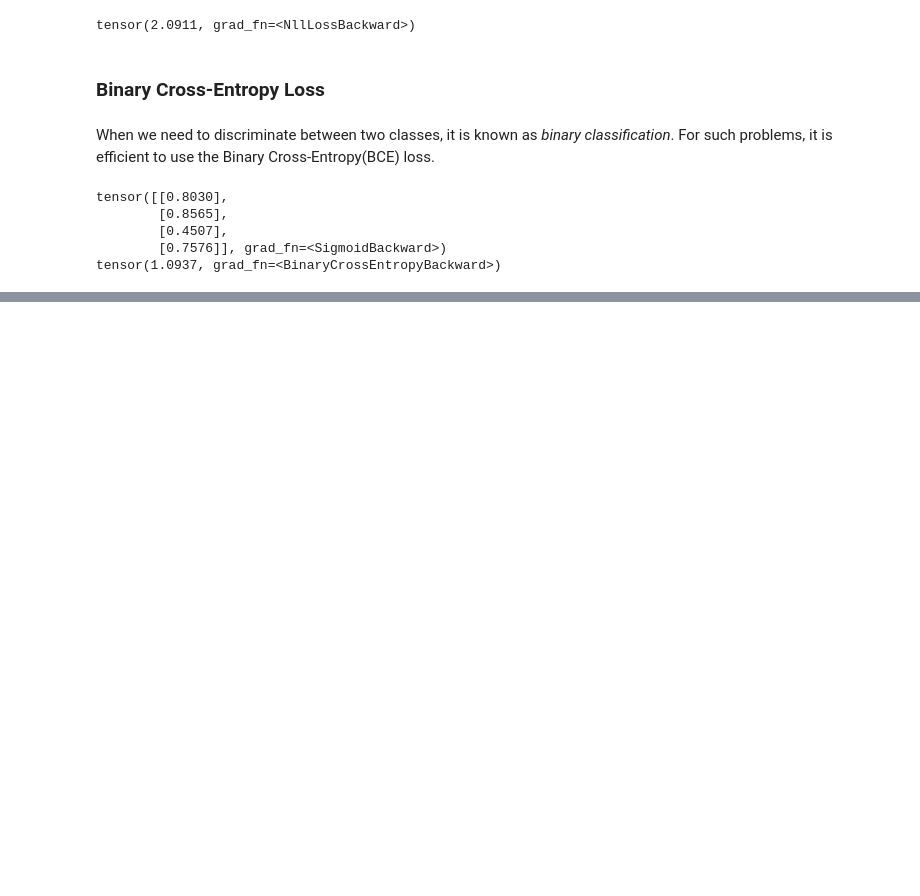
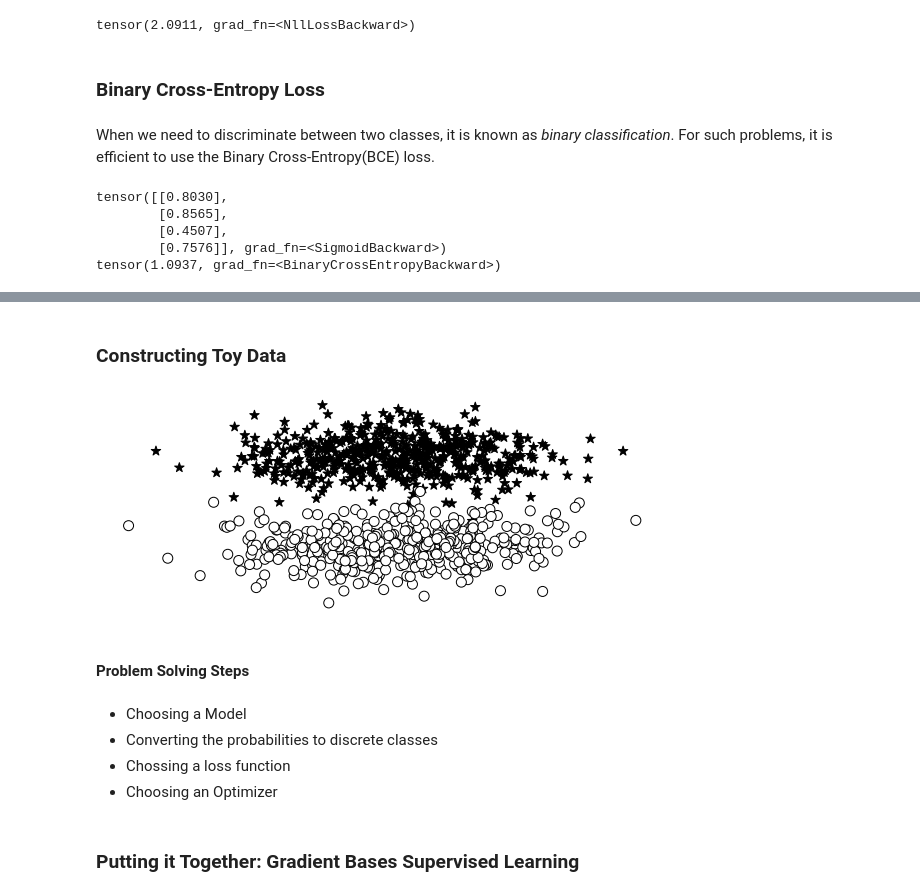
Before and after one commit to pardeep-singh/NLP-with-PyTorch, a Jupyter notebook: chapters/chapter03_foundational_components_of_neural_networks.ipynb, the cells around one changed output, grey strips where cells are left out. Saved outputs shown, nothing was run; the diff lists cells and outputs as text; code cells hidden in the pictures; blank space fills up the shorter version.

```diff
--- a/chapters/chapter03_foundational_components_of_neural_networks.ipynb
+++ b/chapters/chapter03_foundational_components_of_neural_networks.ipynb
@@ -234,0 +246,18 @@ tensor(1.0937, grad_fn=<BinaryCrossEntropyBackward>)
+# %% [markdown]
+### Constructing Toy Data
+# %%
+import numpy as np
+
+LEFT_CENTER = (3, 3)
+RIGHT_CENTER = (3, -2)
+
+def get_toy_data(batch_size, left_center=LEFT_CENTER, right_center=RIGHT_CENTER):
+    x_data = []
+    y_targets = np.zeros(batch_size)
+    for batch_i in range(batch_size):
+        if np.random.random() > 0.5:
+            x_data.append(np.random.normal(loc=left_center))
+        else:
+            x_data.append(np.random.normal(loc=right_center))
+            y_targets[batch_i] = 1
+    return torch.tensor(x_data, dtype=torch.float32), torch.tensor(y_targets, dtype=torch.float32)
@@ -234,0 +318,48 @@ tensor(1.0937, grad_fn=<BinaryCrossEntropyBackward>)
+# %%
+# Initial Data Plot
+
+seed = 1337
+
+torch.manual_seed(seed)
+torch.cuda.manual_seed_all(seed)
+np.random.seed(seed)
+
+x_data, y_truth = get_toy_data(batch_size=1000)
+
+x_data = x_data.data.numpy()
+y_truth = y_truth.data.numpy()
+
+left_x = []
+right_x = []
+left_colors = []
+right_colors =  []
+
+for x_i, y_true_i in zip(x_data, y_truth):
+    color = 'black'
+
+    if y_true_i == 0:
+        left_x.append(x_i)
+        left_colors.append(color)
+
+    else:
+        right_x.append(x_i)
+        right_colors.append(color)
+
+left_x = np.stack(left_x)
+right_x = np.stack(right_x)
+
+_, ax = plt.subplots(1, 1, figsize=(10,4))
+
+ax.scatter(left_x[:, 0], left_x[:, 1], color=left_colors, marker='*', s=100)
+ax.scatter(right_x[:, 0], right_x[:, 1], facecolor='white', edgecolor=right_colors, marker='o', s=100)
+
+plt.axis('off');
+# %% [output]
+[figure, added]
+# %% [markdown]
+#### Problem Solving Steps
+# %% [markdown]
+- Choosing a Model
+- Converting the probabilities to discrete classes
+- Chossing a loss function
+- Choosing an Optimizer
@@ -234,0 +377,2 @@ tensor(1.0937, grad_fn=<BinaryCrossEntropyBackward>)
+# %% [markdown]
+### Putting it Together: Gradient Bases Supervised Learning
```
Also changed, not shown: parts of 9 cells of this notebook.
